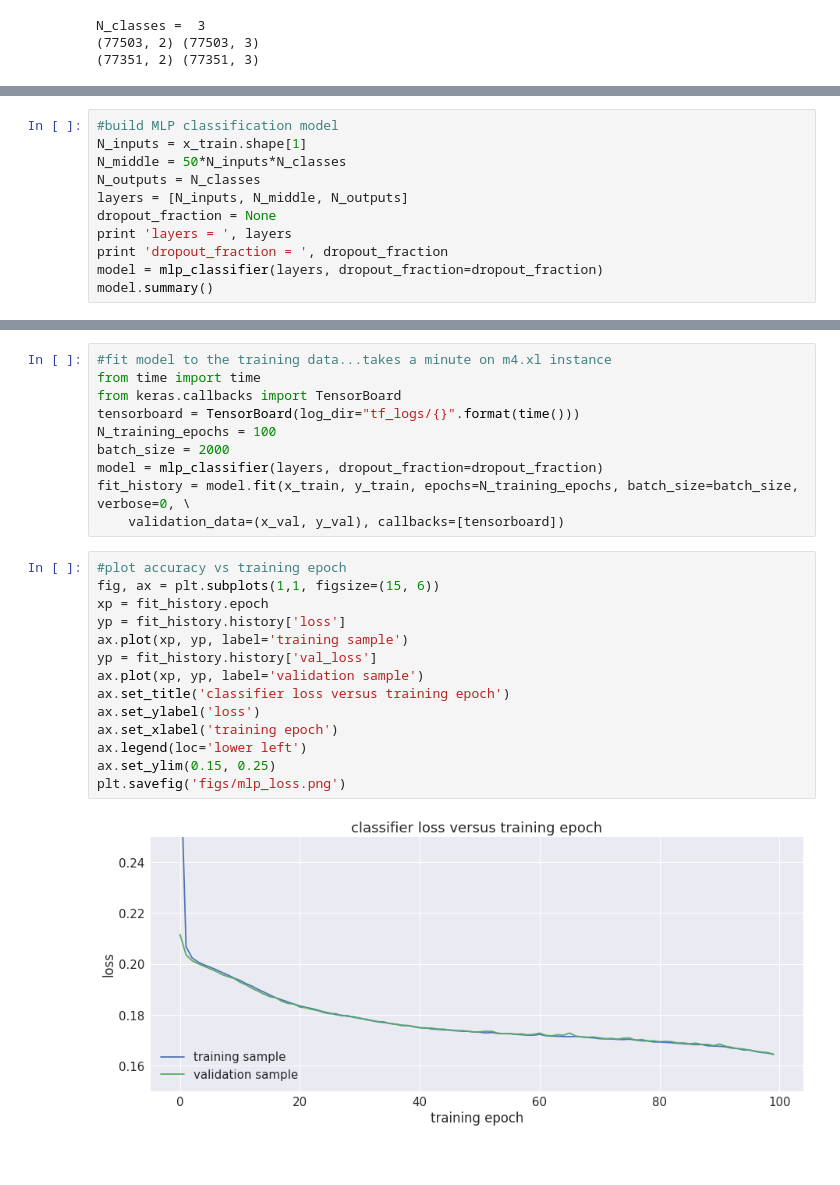
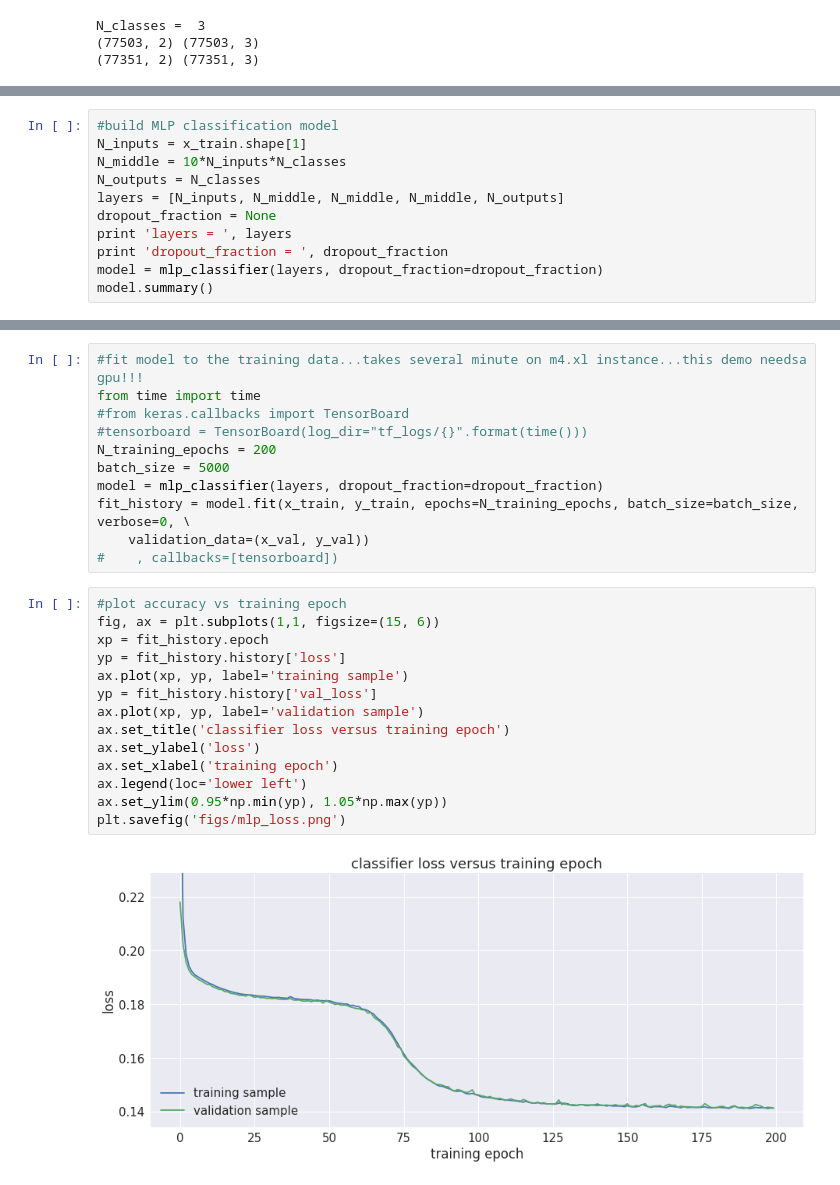
Before and after one commit to joehahn/exes-n-ohs, a Jupyter notebook: mlp_model.ipynb, the cells around one changed output, grey strips where cells are left out. Cells and saved outputs as stored; diff of their text form.

Commit message:
Sync from DataScience jupyter

```diff
--- a/mlp_model.ipynb
+++ b/mlp_model.ipynb
@@ -171,9 +171,9 @@ def mlp_classifier(layers, dropout_fraction=None):
 # %%
 #build MLP classification model
 N_inputs = x_train.shape[1]
-N_middle = 50*N_inputs*N_classes
+N_middle = 10*N_inputs*N_classes
 N_outputs = N_classes
-layers = [N_inputs, N_middle, N_outputs]
+layers = [N_inputs, N_middle, N_middle, N_middle, N_outputs]
 dropout_fraction = None
 print 'layers = ', layers
 print 'dropout_fraction = ', dropout_fraction
@@ -196,31 +200,32 @@ Trainable params: 1,809
 Non-trainable params: 0
 _________________________________________________________________
 # %%
-#fit model to the training data...takes a minute on m4.xl instance
+#fit model to the training data...takes several minute on m4.xl instance...this demo needsa gpu!!!
 from time import time
-from keras.callbacks import TensorBoard
-tensorboard = TensorBoard(log_dir="tf_logs/{}".format(time()))
-N_training_epochs = 100
-batch_size = 2000
+#from keras.callbacks import TensorBoard
+#tensorboard = TensorBoard(log_dir="tf_logs/{}".format(time()))
+N_training_epochs = 200
+batch_size = 5000
 model = mlp_classifier(layers, dropout_fraction=dropout_fraction)
 fit_history = model.fit(x_train, y_train, epochs=N_training_epochs, batch_size=batch_size, verbose=0, \
-    validation_data=(x_val, y_val), callbacks=[tensorboard])
+    validation_data=(x_val, y_val))
+#    , callbacks=[tensorboard])
 # %%
 #plot accuracy vs training epoch
 fig, ax = plt.subplots(1,1, figsize=(15, 6))
 xp = fit_history.epoch
 yp = fit_history.history['loss']
 ax.plot(xp, yp, label='training sample')
 yp = fit_history.history['val_loss']
 ax.plot(xp, yp, label='validation sample')
 ax.set_title('classifier loss versus training epoch')
 ax.set_ylabel('loss')
 ax.set_xlabel('training epoch')
 ax.legend(loc='lower left')
-ax.set_ylim(0.15, 0.25)
+ax.set_ylim(0.95*np.min(yp), 1.05*np.max(yp))
 plt.savefig('figs/mlp_loss.png')
 # %% [output]
-[figure, old version]
+[figure, new version]
 # %%
 #generate class predictions on another sample of X-O data
 N_dots = 20000
```
Also changed, not shown: parts of 5 cells of this notebook, 2 other files.
